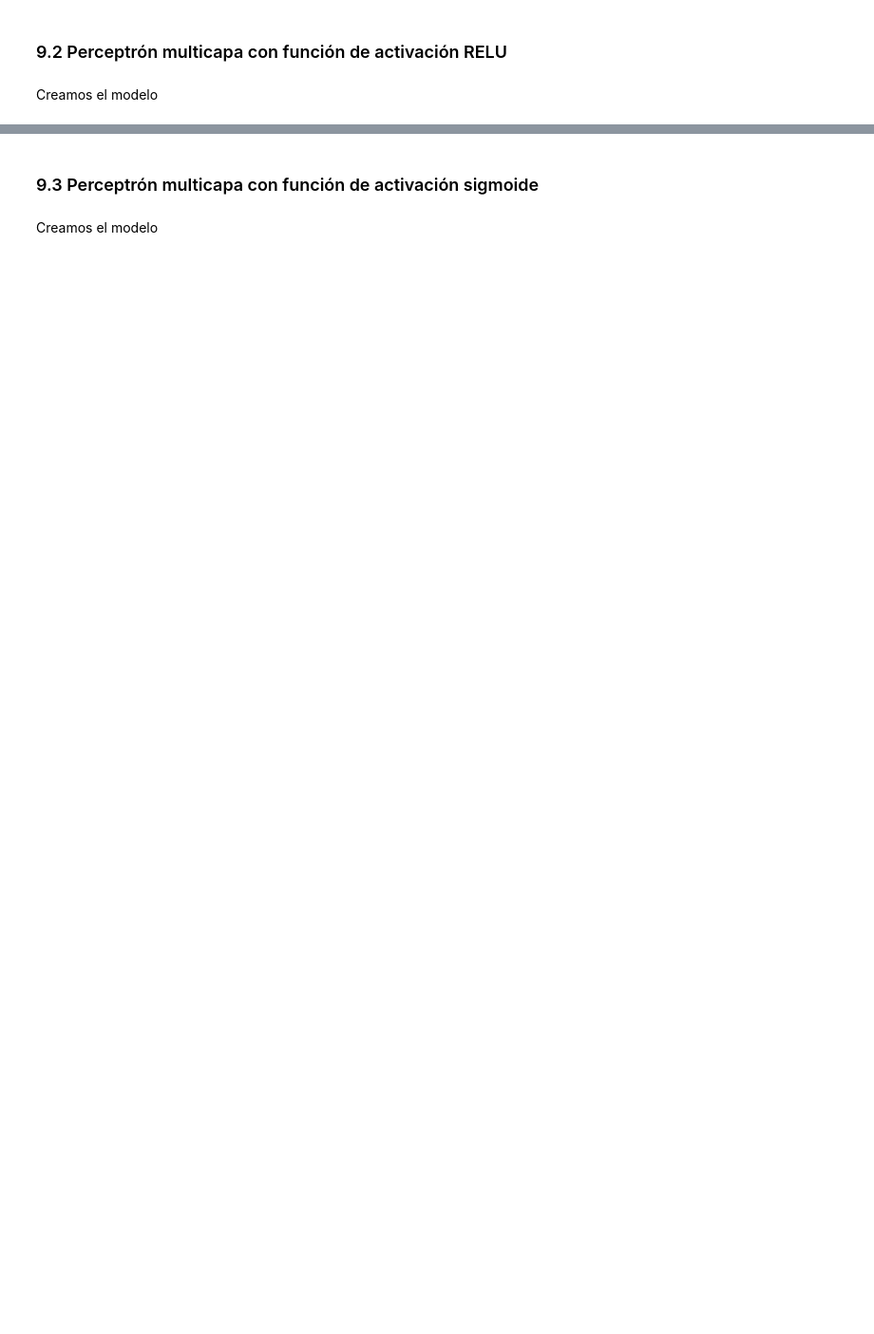
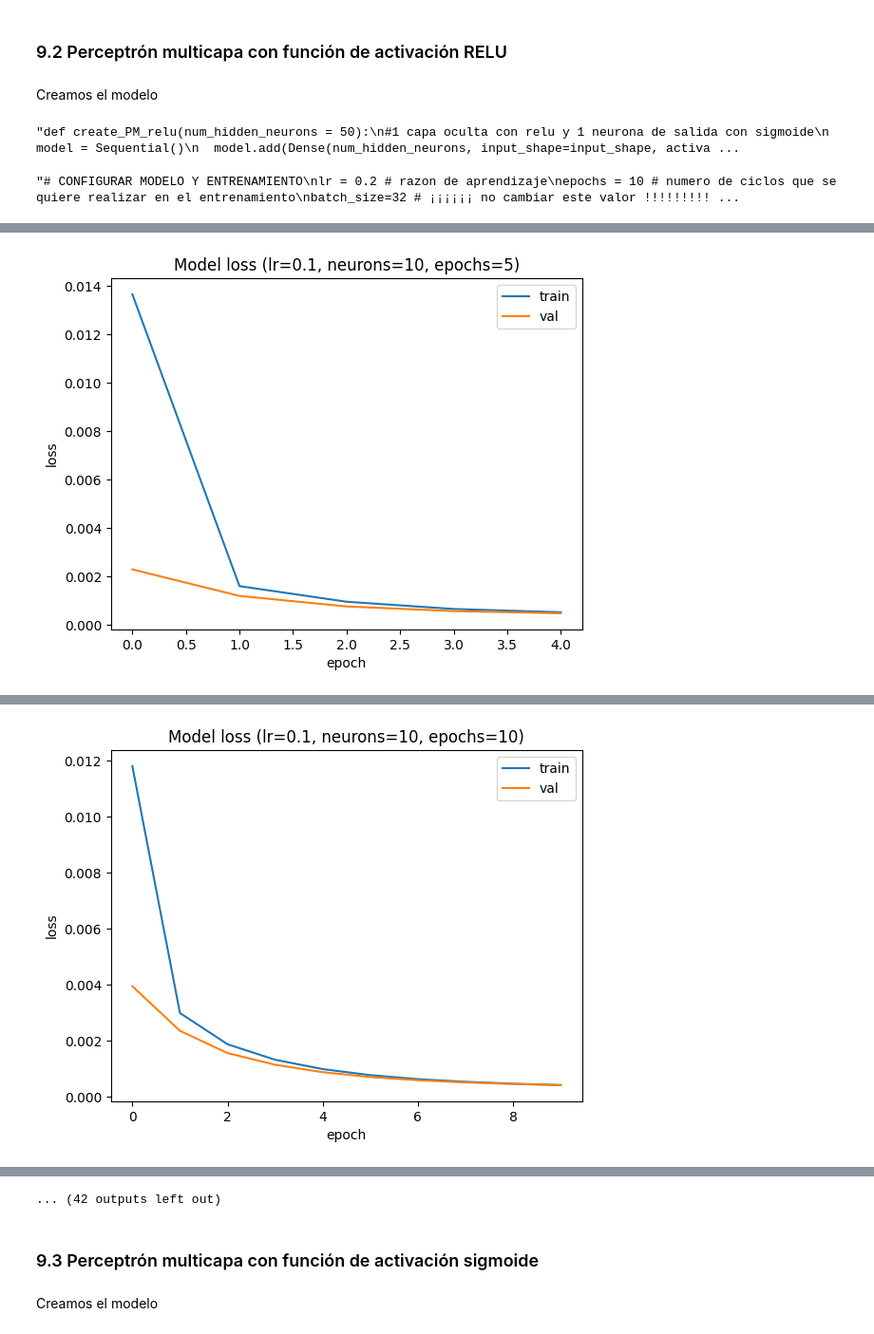
Before and after one commit to cabamarcos/Gas-Turbine-Emission-Prediction, a Jupyter notebook: P1_RRNN.ipynb, the cells around one changed output, grey strips where cells are left out. Shown at 95% size. Drawn from its saved outputs; the diff is of its cells as text; code cells hidden in the pictures; blank space fills up the shorter version.

```diff
--- a/P1_RRNN.ipynb
+++ b/P1_RRNN.ipynb
@@ -655,16 +665,18 @@ KeyboardInterrupt: ignored
 # %% [markdown]
 Creamos el modelo
 # %%
-def create_PM_relu(num_hidden_neurons = 50):
+"""def create_PM_relu(num_hidden_neurons = 50):
 #1 capa oculta con relu y 1 neurona de salida con sigmoide
   model = Sequential()
   model.add(Dense(num_hidden_neurons, input_shape=input_shape, activation='relu'))
   model.add(Dense(1,activation='sigmoid'))
   return model
 
-model_relu = create_PM_relu(20)
+model_relu = create_PM_relu(20)"""
+# %% [output]
+"def create_PM_relu(num_hidden_neurons = 50):\n#1 capa oculta con relu y 1 neurona de salida con sigmoide\n  model = Sequential()\n  model.add(Dense(num_hidden_neurons, input_shape=input_shape, activa ...
 # %%
-# CONFIGURAR MODELO Y ENTRENAMIENTO
+"""# CONFIGURAR MODELO Y ENTRENAMIENTO
 lr = 0.2 # razon de aprendizaje
 epochs = 10 # numero de ciclos que se quiere realizar en el entrenamiento
 batch_size=32 # ¡¡¡¡¡¡ no cambiar este valor !!!!!!!!!!!!!!
@@ -680,4 +692,39 @@ plt.title('model loss')
 plt.ylabel('loss')
 plt.xlabel('epoch')
 plt.legend(['train', 'val'], loc='upper right')
-plt.show()
+plt.show()"""
+# %% [output]
+"# CONFIGURAR MODELO Y ENTRENAMIENTO\nlr = 0.2 # razon de aprendizaje\nepochs = 10 # numero de ciclos que se quiere realizar en el entrenamiento\nbatch_size=32 # ¡¡¡¡¡¡ no cambiar este valor !!!!!!!!! ...
+# %%
+# Definir la función para crear el modelo
+def create_PM_relu(num_hidden_neurons = 50):
+  #1 capa oculta con relu y 1 neurona de salida con sigmoide
+    model = Sequential()
+    model.add(Dense(num_hidden_neurons, input_shape=input_shape, activation='relu'))
+    model.add(Dense(1,activation='sigmoid'))
+    return model
+
+# Definir una lista de valores para learning rates, número de neuronas ocultas y épocas
+learning_rates = [0.1, 0.2, 0.3]  # Agrega los valores que desees probar
+hidden_neurons = [10, 20, 30]  # Agrega los valores que desees probar
+epochs_list = [5, 10, 15]  # Agrega los valores que desees probar
+batch_size=32
+
+# Iterar sobre las combinaciones de hiperparámetros
+for lr in learning_rates:
+    for num_neurons in hidden_neurons:
+        for epochs in epochs_list:
+            model_relu = create_PM_relu(num_neurons)
+
+            # CONFIGURAR MODELO Y ENTRENAMIENTO
+            model_relu.compile(loss='mean_squared_error', optimizer=tf.keras.optimizers.SGD(learning_rate=lr, momentum=0), metrics=['mse'])
+            historico = model_relu.fit(X_train, y_train, epochs=epochs, batch_size=batch_size, verbose=1, validation_data=(X_validation, y_validation), shuffle=False, validation_freq=1)
+
+            plt.plot(historico.history['loss'])
+            plt.plot(historico.history['val_loss'])
+            plt.title(f'Model loss (lr={lr}, neurons={num_neurons}, epochs={epochs})')
+            plt.ylabel('loss')
+            plt.xlabel('epoch')
+            plt.legend(['train', 'val'], loc='upper right')
+            plt.show()
+# %% [output]
@@ -683,0 +741 @@ plt.show()
+[figure, added]
@@ -683,0 +762 @@ plt.show()
+[figure, added]
@@ -684,3 +831,4 @@ plt.show()
+... (42 outputs left out)
 # %% [markdown]
 ### 9.3 Perceptrón multicapa con función de activación sigmoide
 # %% [markdown]
```
Also changed, not shown: parts of 9 cells of this notebook.
